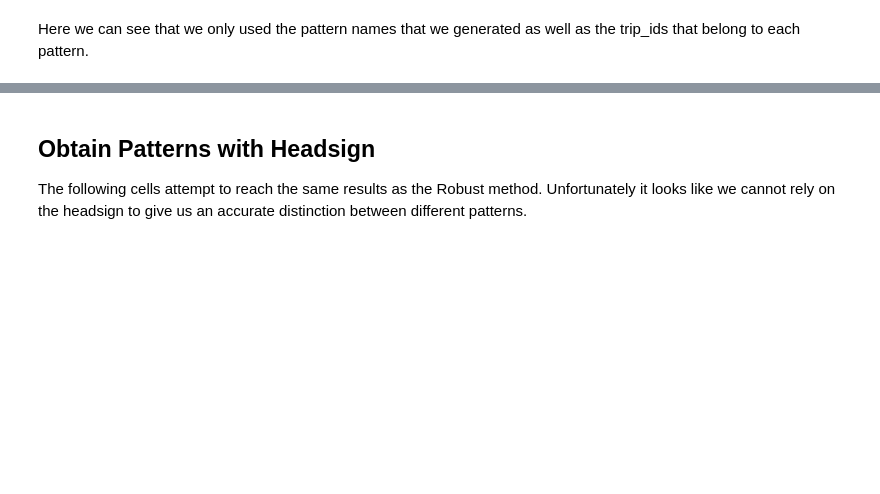
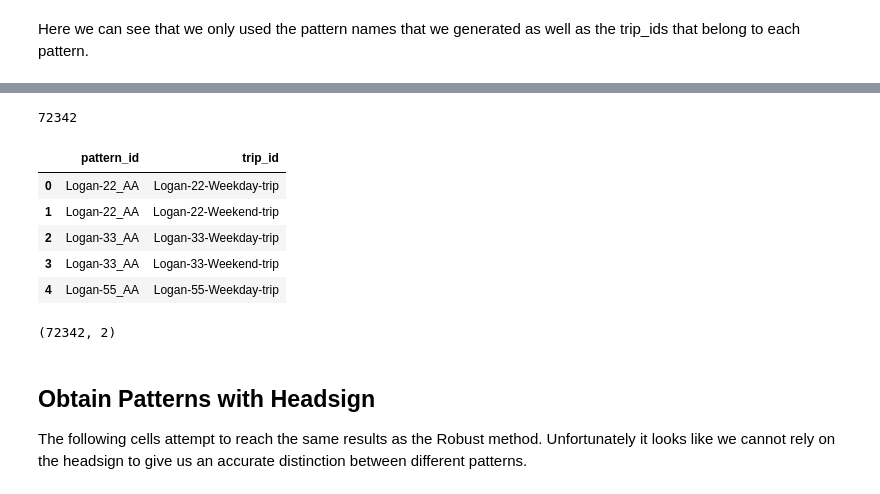
Before and after one commit to jmhern/GTFS_work, a Jupyter notebook: SubPatternSearch.ipynb, the cells around one changed output, grey strips where cells are left out. Drawn from its saved outputs; the diff is of its cells as text; code cells hidden in the pictures; blank space fills up the shorter version.

```diff
--- a/Workbook.ipynb
+++ b/SubPatternSearch.ipynb
@@ -220,0 +236,32 @@ Name: trip_id, dtype: object
+# %%
+num_trips = 0
+for p in ptn_trips:
+    for tr in p:
+        num_trips += len(tr)
+# number of trips accounted for by the algorithm
+num_trips
+# %% [output]
+72342
+# %%
+trips_wpats = pd.DataFrame(columns=['trip_id', 'pattern_id'])
+for i in ptn_trips:
+
+    temp_df = None
+    for pat_id, trps in i.items():
+        df_dict = {'pattern_id': [pat_id for i in range(0, len(trps))]}
+        df_dict['trip_id'] = trps
+        temp_df = pd.DataFrame.from_dict(df_dict)
+        trips_wpats = pd.concat([trips_wpats, temp_df], ignore_index=True)
+# %%
+trips_wpats.head()
+# %% [output]
+|  | pattern_id | trip_id |
+| 0 | Logan-22_AA | Logan-22-Weekday-trip |
+| 1 | Logan-22_AA | Logan-22-Weekend-trip |
+| 2 | Logan-33_AA | Logan-33-Weekday-trip |
+| 3 | Logan-33_AA | Logan-33-Weekend-trip |
+| 4 | Logan-55_AA | Logan-55-Weekday-trip |
+# %%
+trips_wpats.shape
+# %% [output]
+(72342, 2)
```
Also changed, not shown: parts of 12 cells of this notebook.
